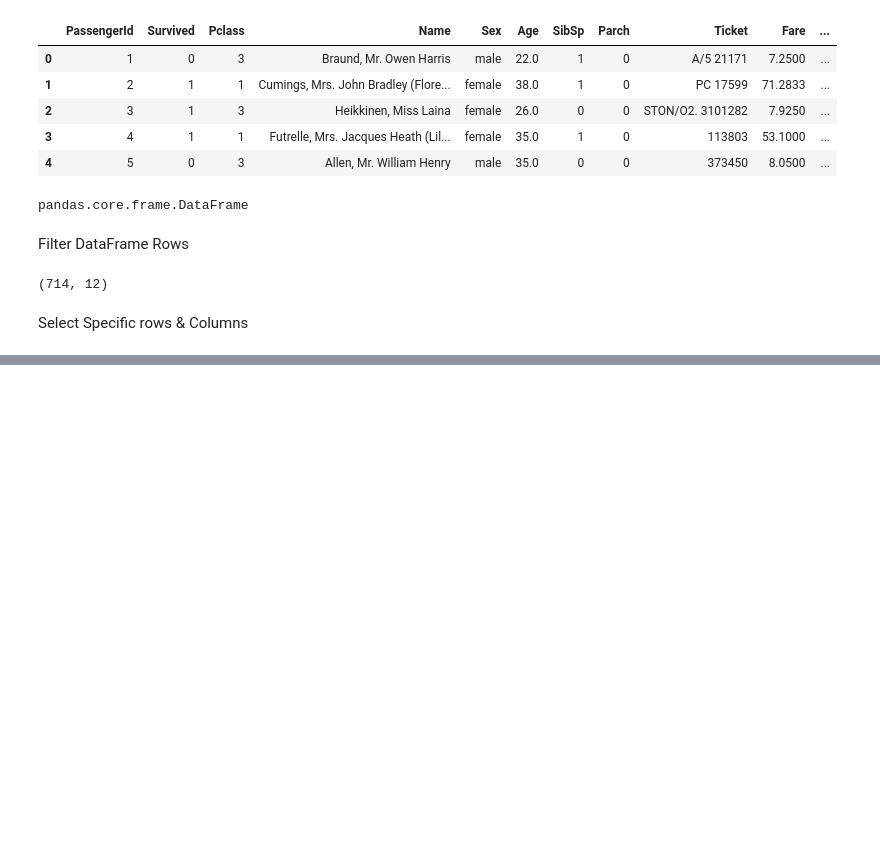
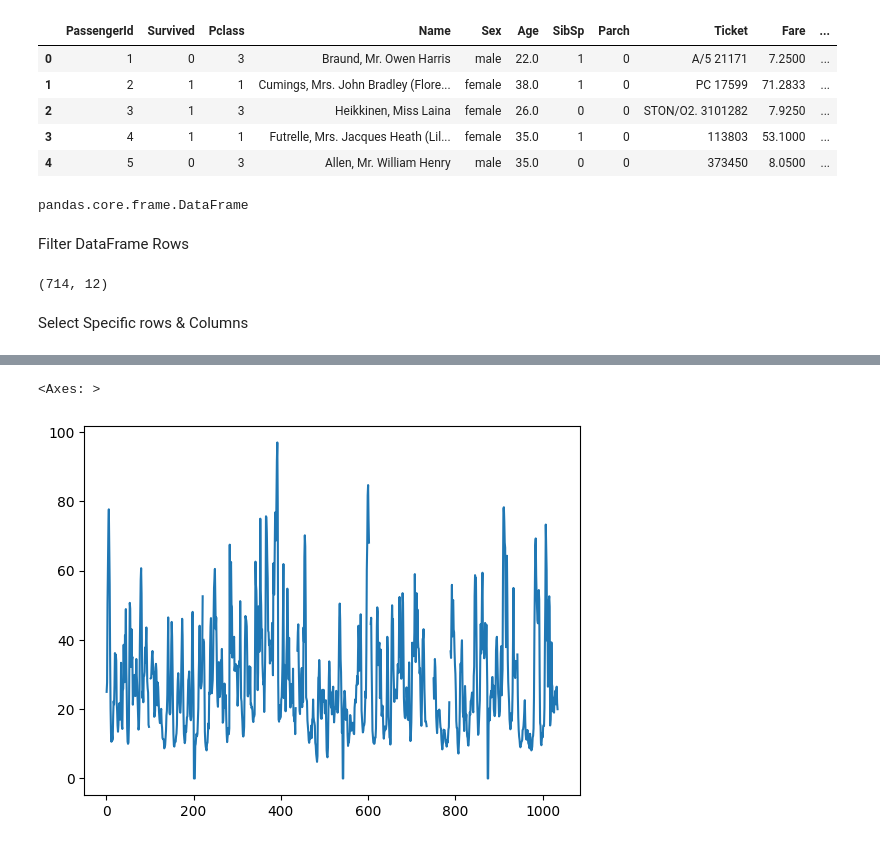
Before and after one commit to guka20/learn_pandas_from_documentation, a Jupyter notebook: learn.ipynb, the cells around one changed output, grey strips where cells are left out. Drawn from its saved outputs; the diff is of its cells as text; code cells hidden in the pictures; blank space fills up the shorter version.

Commit message:
Use Some Plots

```diff
--- a/learn.ipynb
+++ b/learn.ipynb
@@ -51,0 +55,3 @@ titanic.iloc[0:3,3] = "Anonymous"
+# %%
+air_quality = pd.read_csv('./data/air_quality_no2.csv')
+air_quality.head()
@@ -51,0 +65,5 @@ titanic.iloc[0:3,3] = "Anonymous"
+# %%
+air_quality['station_paris'].plot()
+# %% [output]
+<Axes: >
+[figure, added]
```
Also changed, not shown: parts of 9 cells of this notebook, 2 other files.
